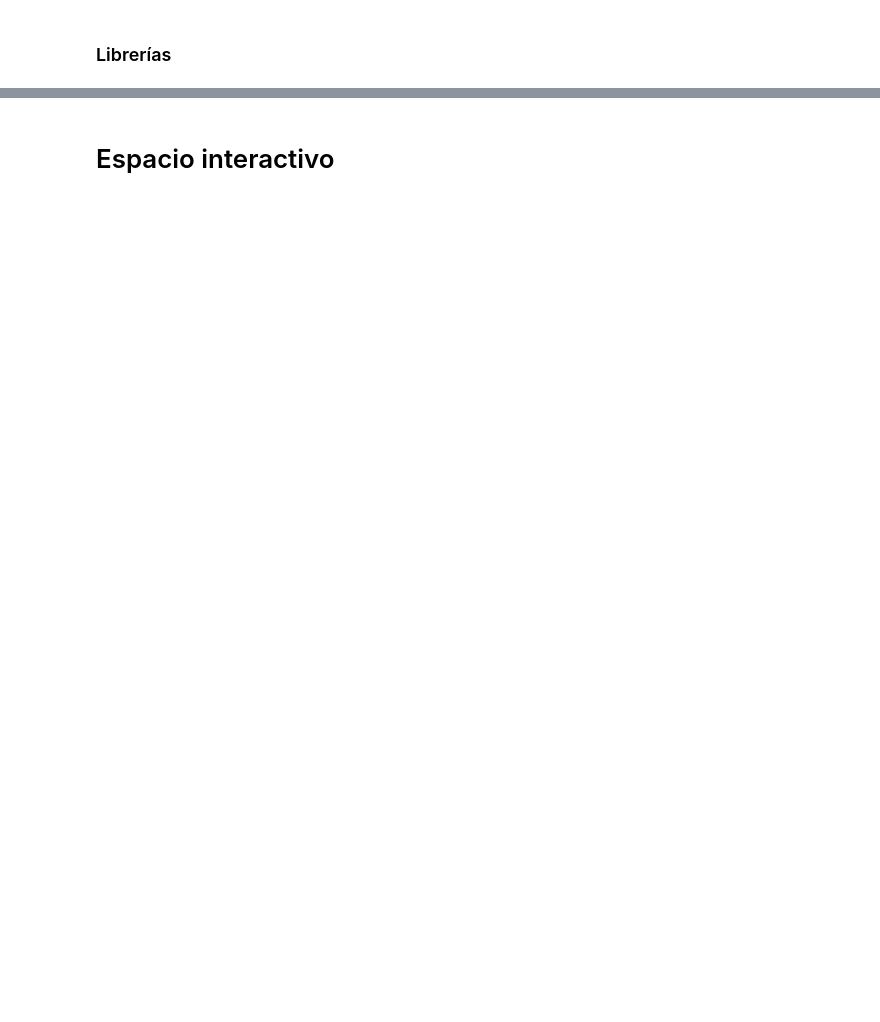
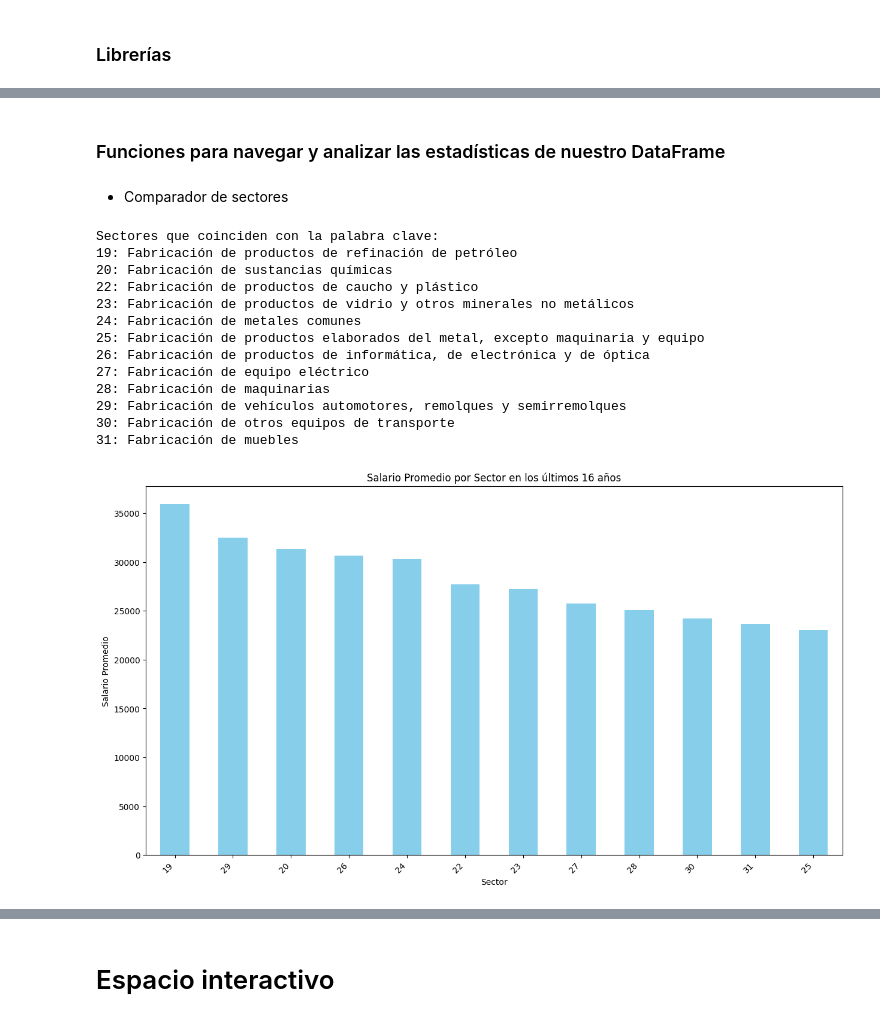
Before and after one commit to IlledNacu/TP2mate3, a Jupyter notebook: TP_SalarioJoven.ipynb, the cells around one changed output, grey strips where cells are left out. Saved outputs shown, nothing was run; the diff lists cells and outputs as text; code cells hidden in the pictures; blank space fills up the shorter version.

Commit message:
emprolijado de las primeras funciones, fusion de versiones, menu roto

```diff
--- a/TP_SalarioJoven.ipynb
+++ b/TP_SalarioJoven.ipynb
@@ -70,0 +68,64 @@ Referencias de cada sector:
+# %% [markdown]
+### Funciones para navegar y analizar las estadísticas de nuestro DataFrame
+# %% [markdown]
+- Comparador de sectores
+# %%
+# Construimos una función para buscar una palabra clave en el diccionario de Sectores y hallar los datos dentro del dataframe
+def buscar_sectores(df, sectores_dic, palabra_clave):
+    # Filtramos los sectores que contienen la palabra clave (ambas se transforman a minúsculas para aproximar la similitud)
+    sectores_coincidentes = [sector for sector, nombre in sectores_dic.items() if palabra_clave.lower() in nombre.lower()]
+
+    # Imprimir el número y el valor asociado a los sectores coincidentes del diccionario
+    print("Sectores que coinciden con la palabra clave:")
+    for i, sector in enumerate(sectores_coincidentes):
+        print(f"{sector}: {sectores_dic[sector]}")
+
+    # Filtrar el DataFrame para obtener las filas con los sectores coincidentes
+    df_coincidentes = df[df['Sector'].isin(sectores_coincidentes)]
+
+    return df_coincidentes
+
+# Construimos una función que genere el gráfico que pondrá en comparasión todos los sectores que contengan esa palabra clave
+def generar_grafico(df):
+    # Agrupar por sector y calcular el salario promedio
+    salario_promedio_por_sector = df.groupby('Sector')['Sueldo Promedio'].mean().sort_values(ascending=False)
+
+    # Crear un gráfico de barras
+    plt.figure(figsize=(15, 8))
+    salario_promedio_por_sector.plot(kind='bar', color='skyblue')
+
+    # Configurar el gráfico
+    plt.title('Salario Promedio por Sector en los últimos 16 años')
+    plt.xlabel('Sector')
+    plt.ylabel('Salario Promedio')
+    plt.xticks(rotation=45, ha='right')
+
+    # Mostrar el gráfico
+    plt.show()
+
+def buscador():
+    palabra_clave = input("Ingrese la clave de búsqueda:")
+    df_resultado = buscar_sectores(dfSalarios, sectores_descripcion, palabra_clave)
+
+    # Imprimimos el resultado
+    generar_grafico(df_resultado)
+# %%
+buscador()
+
+# Con la palabra clave "Fabricación" podemos ver que la Fabricación de productos de refinación de petróleo
+# tiene un salario promedio considerablemente mayor que cualquier otra clase de producto fabricado
+# %% [output]
+Sectores que coinciden con la palabra clave:
+19: Fabricación de productos de refinación de petróleo
+20: Fabricación de sustancias químicas
+22: Fabricación de productos de caucho y plástico
+23: Fabricación de productos de vidrio y otros minerales no metálicos
+24: Fabricación de metales comunes
+25: Fabricación de productos elaborados del metal, excepto maquinaria y equipo
+26: Fabricación de productos de informática, de electrónica y de óptica
+27: Fabricación de equipo eléctrico
+28: Fabricación de maquinarias
+29: Fabricación de vehículos automotores, remolques y semirremolques
+30: Fabricación de otros equipos de transporte
+31: Fabricación de muebles
+[figure, added]
```
Also changed, not shown: parts of 30 cells of this notebook.
